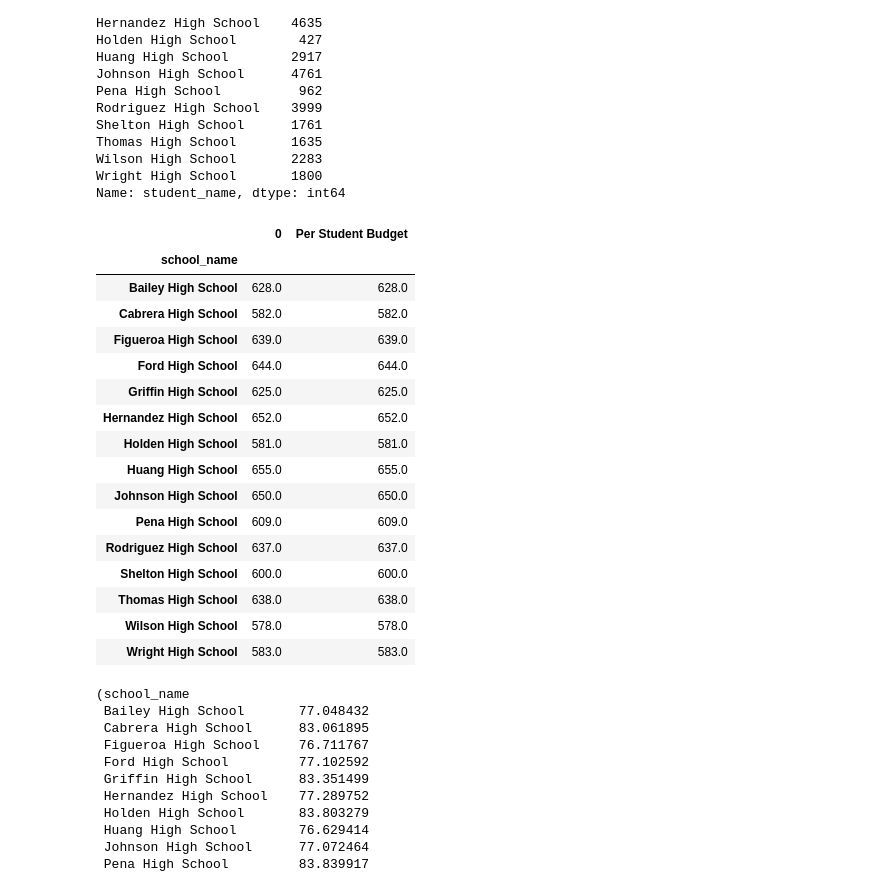
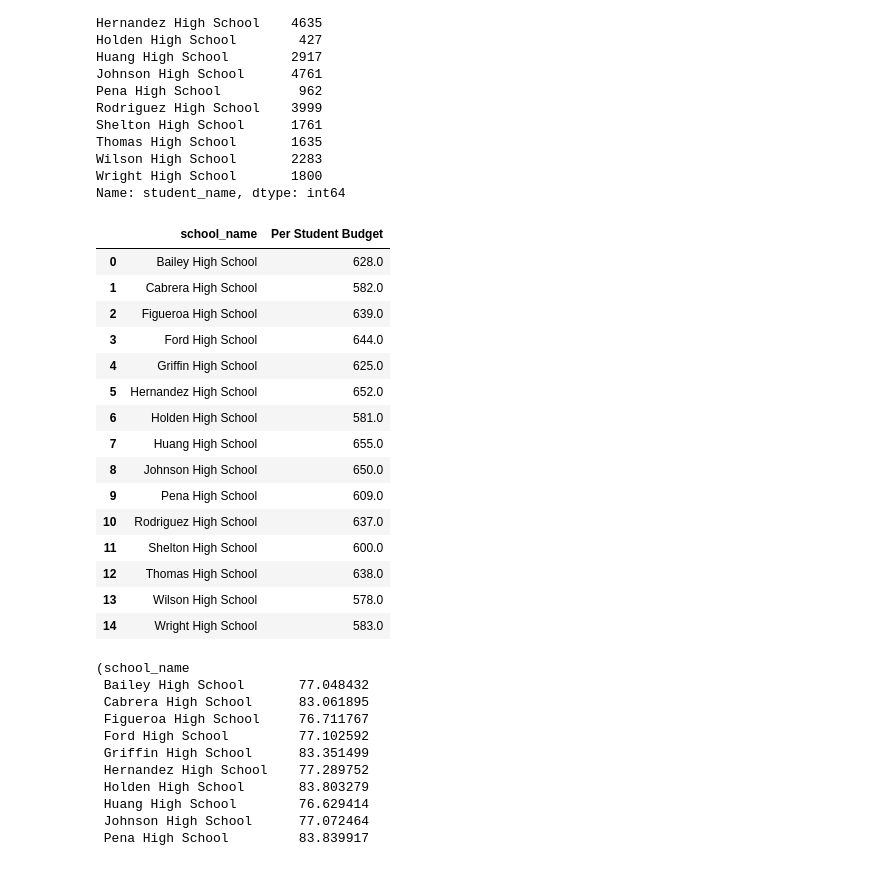
Before and after one commit to joelpangilinan/pandas-challenge, a Jupyter notebook: PyCitySchools/PyCitySchools_starter-Copy1.ipynb, the cells around one changed output. Saved outputs shown, nothing was run; the diff lists cells and outputs as text; code cells hidden in the pictures.

Commit message:
updates on school summary

```diff
--- a/PyCitySchools/PyCitySchools_starter-Copy1.ipynb
+++ b/PyCitySchools/PyCitySchools_starter-Copy1.ipynb
@@ -191,44 +191,28 @@ Wilson High School       2283
 Wright High School       1800
 Name: student_name, dtype: int64
 # %%
-# Start troubleshooting here
-# Need to join this to another table
 # Calculate the total school budget and per capita spending
 per_school_budget = school_data_complete.groupby(["school_name"]).mean()["budget"]
-per_school_capita = per_school_budget / per_school_counts
-#per_school_capita
-
-# Make per_school_capita into a dataframe
-per_school_capita = pd.DataFrame(per_school_capita)
-#per_school_capita
-
-#training_df.rename(columns={
-#    "Membership(Days)": "Membership",
-#})
-# Rename the column to Per Student Budget
-# per_school_capita.rename(columns={"0":"Per Student Budget",})
-per_school_capita["Per Student Budget"] = per_school_capita
-
-#per_school_capita["Per Student Budget"]
+per_school_capita = (per_school_budget / per_school_counts).reset_index()
+per_school_capita.columns = ["school_name", "Per Student Budget"]
 per_school_capita
 # %% [output]
-|  | 0 | Per Student Budget |
-| school_name |  |  |
-| Bailey High School | 628.0 | 628.0 |
-| Cabrera High School | 582.0 | 582.0 |
-| Figueroa High School | 639.0 | 639.0 |
-| Ford High School | 644.0 | 644.0 |
-| Griffin High School | 625.0 | 625.0 |
-| Hernandez High School | 652.0 | 652.0 |
-| Holden High School | 581.0 | 581.0 |
-| Huang High School | 655.0 | 655.0 |
-| Johnson High School | 650.0 | 650.0 |
-| Pena High School | 609.0 | 609.0 |
-| Rodriguez High School | 637.0 | 637.0 |
-| Shelton High School | 600.0 | 600.0 |
-| Thomas High School | 638.0 | 638.0 |
-| Wilson High School | 578.0 | 578.0 |
-| Wright High School | 583.0 | 583.0 |
+|  | school_name | Per Student Budget |
+| 0 | Bailey High School | 628.0 |
+| 1 | Cabrera High School | 582.0 |
+| 2 | Figueroa High School | 639.0 |
+| 3 | Ford High School | 644.0 |
+| 4 | Griffin High School | 625.0 |
+| 5 | Hernandez High School | 652.0 |
+| 6 | Holden High School | 581.0 |
+| 7 | Huang High School | 655.0 |
+| 8 | Johnson High School | 650.0 |
+| 9 | Pena High School | 609.0 |
+| 10 | Rodriguez High School | 637.0 |
+| 11 | Shelton High School | 600.0 |
+| 12 | Thomas High School | 638.0 |
+| 13 | Wilson High School | 578.0 |
+| 14 | Wright High School | 583.0 |
 # %%
 # Calculate the average test scores
 per_school_math = school_data_complete.groupby(by="school_name")["math_score"].mean()
```
Also changed, not shown: parts of 11 cells of this notebook.
